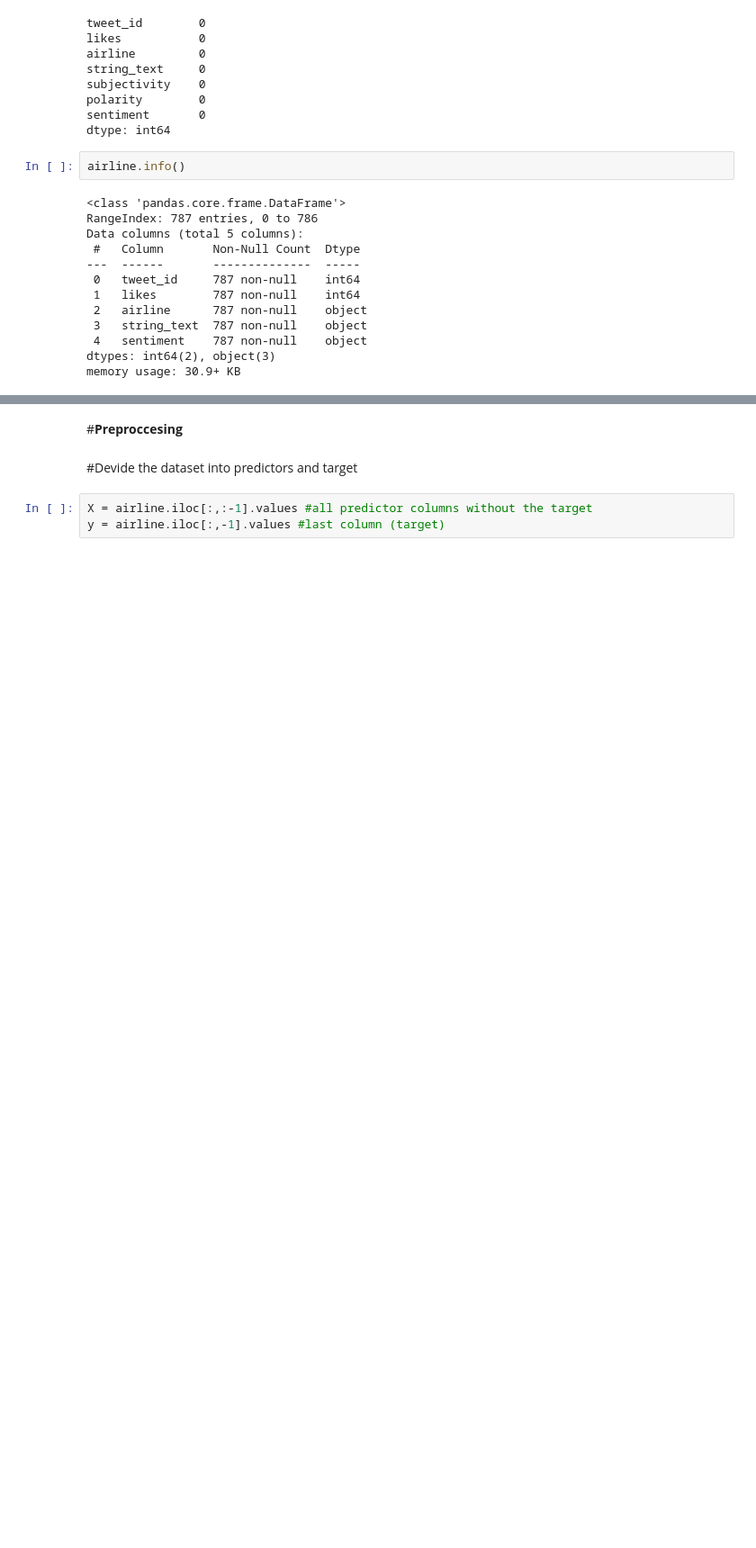
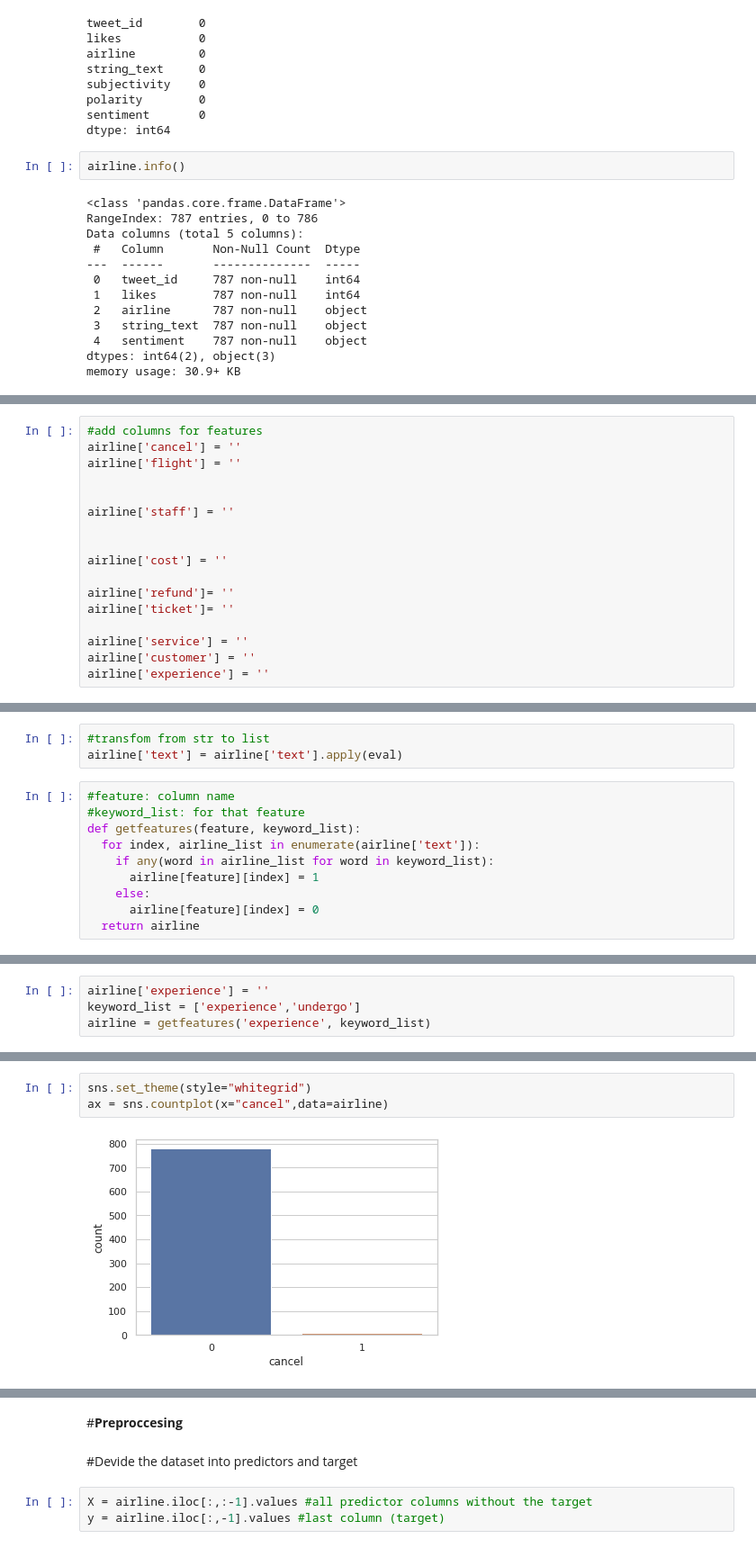
Before and after one commit to buthaina279/DS_Capstone_NLP, a Jupyter notebook: ML.ipynb, the cells around one changed output, grey strips where cells are left out. Shown at 90% size. Saved outputs shown, nothing was run; the diff lists cells and outputs as text; blank space fills up the shorter version.

```diff
--- a/ML.ipynb
+++ b/ML.ipynb
@@ -95,0 +164,17 @@ memory usage: 30.9+ KB
+# %%
+#add columns for features
+airline['cancel'] = ''
+airline['flight'] = ''
+
+
+airline['staff'] = ''
+
+
+airline['cost'] = ''
+
+airline['refund']= ''
+airline['ticket']= ''
+
+airline['service'] = ''
+airline['customer'] = ''
+airline['experience'] = ''
@@ -95,0 +185,13 @@ memory usage: 30.9+ KB
+# %%
+#transfom from str to list
+airline['text'] = airline['text'].apply(eval)
+# %%
+#feature: column name
+#keyword_list: for that feature
+def getfeatures(feature, keyword_list):
+  for index, airline_list in enumerate(airline['text']):
+    if any(word in airline_list for word in keyword_list):
+      airline[feature][index] = 1
+    else:
+      airline[feature][index] = 0
+  return airline
@@ -95,0 +271,4 @@ memory usage: 30.9+ KB
+# %%
+airline['experience'] = ''
+keyword_list = ['experience','undergo']
+airline = getfeatures('experience', keyword_list)
@@ -95,0 +292,5 @@ memory usage: 30.9+ KB
+# %%
+sns.set_theme(style="whitegrid")
+ax = sns.countplot(x="cancel",data=airline)
+# %% [output]
+[figure, added]
```
Also changed, not shown: parts of 124 cells of this notebook.
